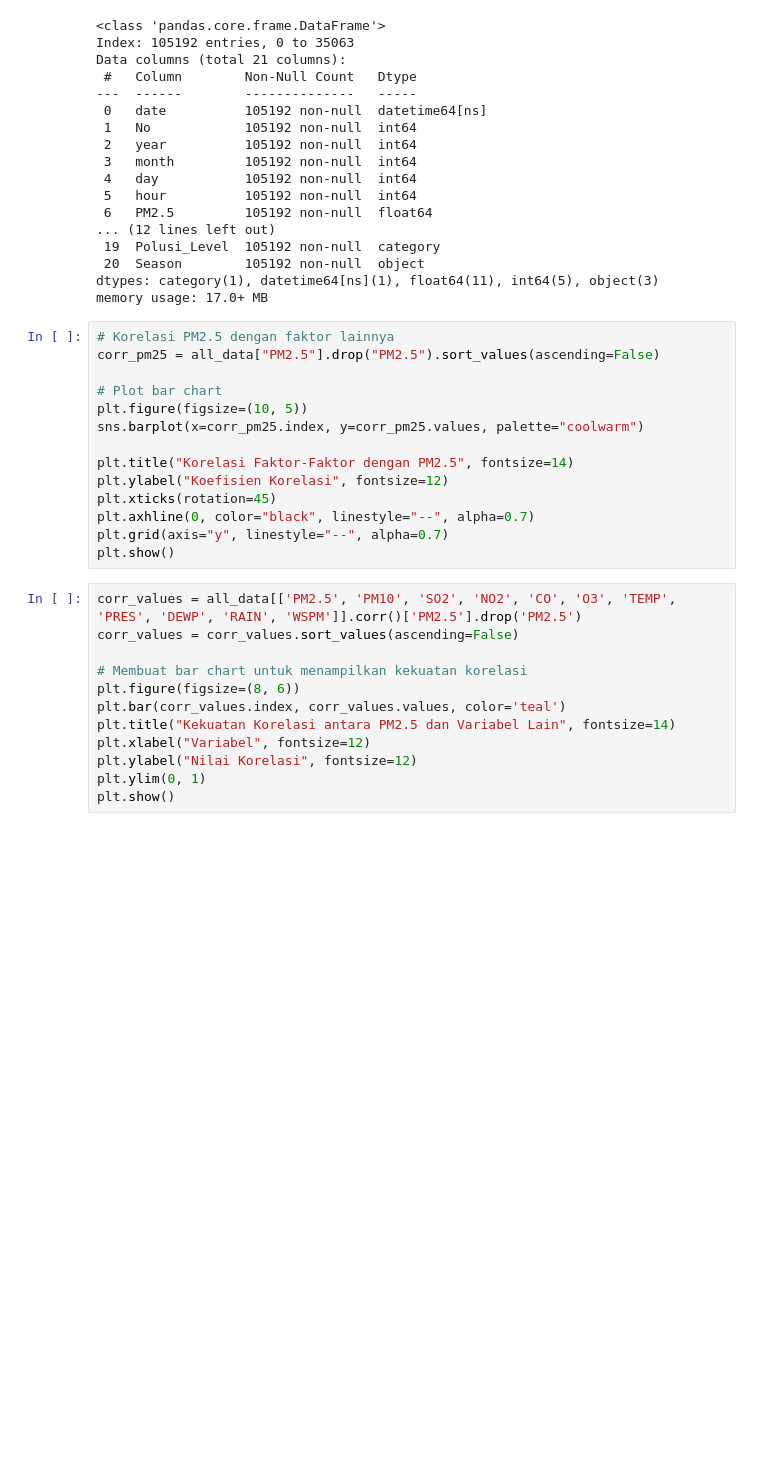
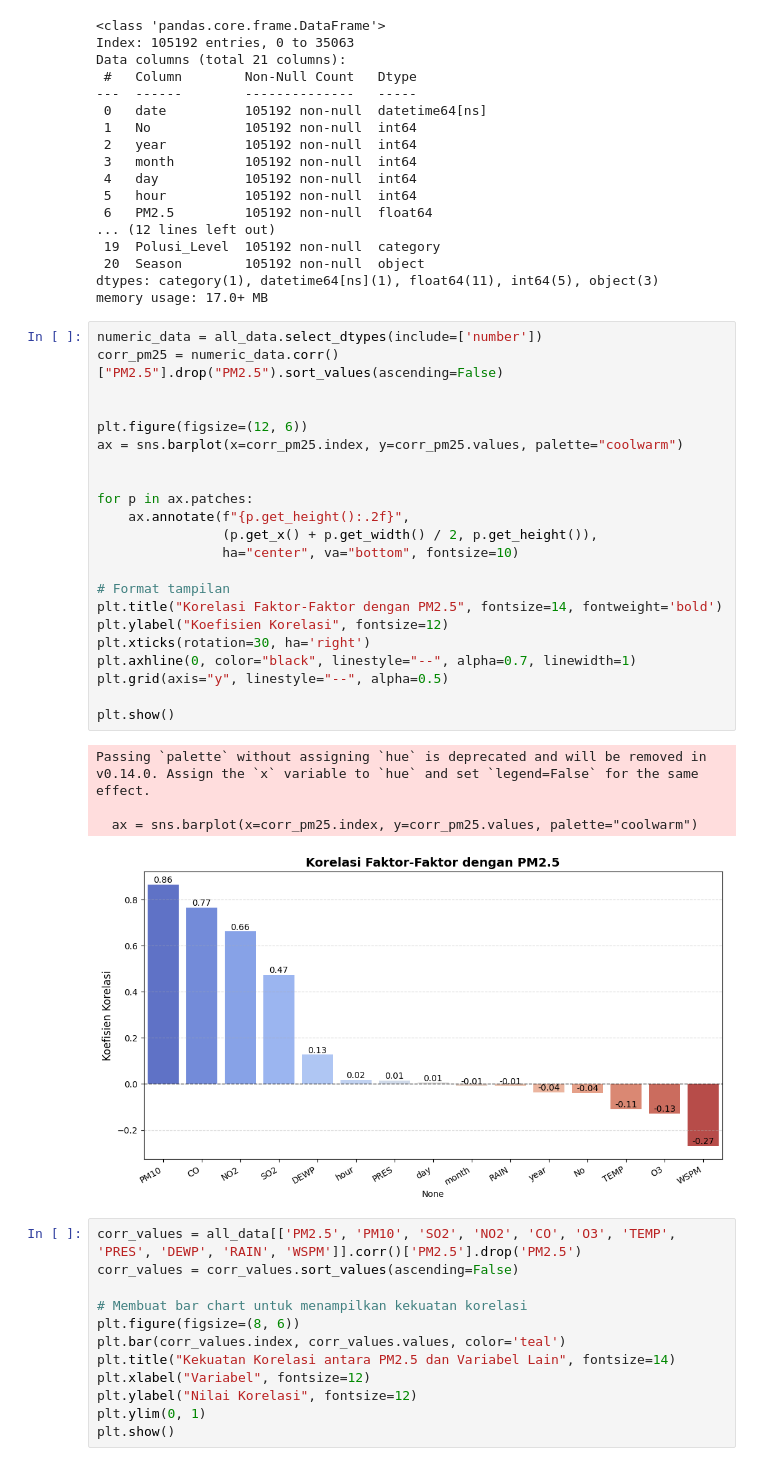
Before and after one commit to Yoelptr/analisis-data-dicoding, a Jupyter notebook: Proyek_Analisis_Data-dicoding.ipynb, the cells around one changed output. Drawn from its saved outputs; the diff is of its cells as text; blank space fills up the shorter version.

```diff
--- a/Proyek_Analisis_Data-dicoding.ipynb
+++ b/Proyek_Analisis_Data-dicoding.ipynb
@@ -577,19 +577,32 @@ Data columns (total 21 columns):
 dtypes: category(1), datetime64[ns](1), float64(11), int64(5), object(3)
 memory usage: 17.0+ MB
 # %%
-# Korelasi PM2.5 dengan faktor lainnya
-corr_pm25 = all_data["PM2.5"].drop("PM2.5").sort_values(ascending=False)
+numeric_data = all_data.select_dtypes(include=['number'])
+corr_pm25 = numeric_data.corr()["PM2.5"].drop("PM2.5").sort_values(ascending=False)
 
-# Plot bar chart
-plt.figure(figsize=(10, 5))
-sns.barplot(x=corr_pm25.index, y=corr_pm25.values, palette="coolwarm")
 
-plt.title("Korelasi Faktor-Faktor dengan PM2.5", fontsize=14)
+plt.figure(figsize=(12, 6))
+ax = sns.barplot(x=corr_pm25.index, y=corr_pm25.values, palette="coolwarm")
+
+
+for p in ax.patches:
+    ax.annotate(f"{p.get_height():.2f}",
+                (p.get_x() + p.get_width() / 2, p.get_height()),
+                ha="center", va="bottom", fontsize=10)
+
+# Format tampilan
+plt.title("Korelasi Faktor-Faktor dengan PM2.5", fontsize=14, fontweight='bold')
 plt.ylabel("Koefisien Korelasi", fontsize=12)
-plt.xticks(rotation=45)
-plt.axhline(0, color="black", linestyle="--", alpha=0.7)
-plt.grid(axis="y", linestyle="--", alpha=0.7)
+plt.xticks(rotation=30, ha='right')
+plt.axhline(0, color="black", linestyle="--", alpha=0.7, linewidth=1)
+plt.grid(axis="y", linestyle="--", alpha=0.5)
+
 plt.show()
+# %% [output]
+Passing `palette` without assigning `hue` is deprecated and will be removed in v0.14.0. Assign the `x` variable to `hue` and set `legend=False` for the same effect.
+
+  ax = sns.barplot(x=corr_pm25.index, y=corr_pm25.values, palette="coolwarm")
+[figure, added]
 # %%
 corr_values = all_data[['PM2.5', 'PM10', 'SO2', 'NO2', 'CO', 'O3', 'TEMP', 'PRES', 'DEWP', 'RAIN', 'WSPM']].corr()['PM2.5'].drop('PM2.5')
 corr_values = corr_values.sort_values(ascending=False)
```
Also changed, not shown: 1 other file.
